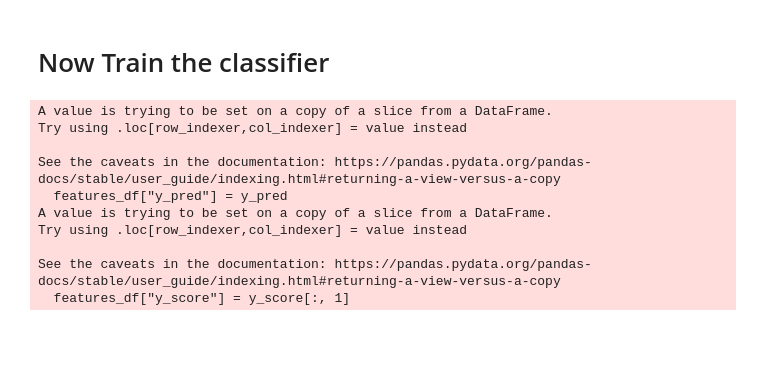
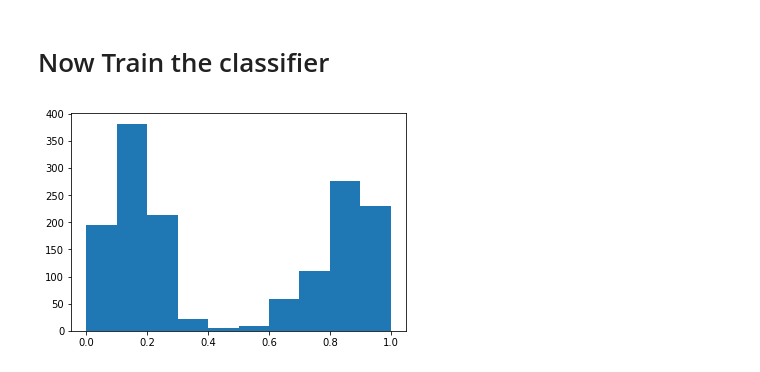
Before and after one commit to b-biswas/kndetect, a Jupyter notebook: notebooks/train_on_partial_lc.ipynb, the cells around one changed output. Saved outputs shown, nothing was run; the diff lists cells and outputs as text; code cells hidden in the pictures; blank space fills up the shorter version.

Commit message:
Al model (#43)
* code for active learning

* updating partial case to AL

* retrain complete lt curves with AL

```diff
--- a/notebooks/train_on_partial_lc.ipynb
+++ b/notebooks/train_on_partial_lc.ipynb
@@ -27,11 +31,14 @@ pcs = load_pcs()
 data_dir = get_data_dir_path()
 # %%
 use_already_trained_features = True
-use_already_trained_models = True
+use_already_trained_models = False
 mimic_alerts = True
-save_data = False
+save_data = True
 save_results_plots = True
 sub_directory=None
+
+use_AL = True
+use_already_trained_AL_features = False
 
 if mimic_alerts:
     sub_directory = "partial"
@@ -65,21 +118,19 @@ filtered_train_features_df = train_features_df[filter_indices]
 from kndetect.training import train_classifier
 # %%
 if not use_already_trained_models:
-    clf, features_df = train_classifier(filtered_train_features_df)
+    clf, filtered_train_features_df = train_classifier(filtered_train_features_df)
     if save_data:
         with open(os.path.join(data_dir, "models", sub_directory + ".pkl"), 'wb') as files:
             pickle.dump(clf, files)
 else:
     from kndetect.predict import load_classifier
     clf = load_classifier(sub_directory + ".pkl")
+    probabilities, filtered_indices = predict_kn_score(clf, filtered_train_features_df)
+    filtered_train_features_df['y_score'] = probabilities.T[1]
+    filtered_train_features_df['y_pred'] = int(filtered_train_features_df['y_score']>.5)
-# %% [output]
-A value is trying to be set on a copy of a slice from a DataFrame.
-Try using .loc[row_indexer,col_indexer] = value instead
-
-See the caveats in the documentation: https://pandas.pydata.org/pandas-docs/stable/user_guide/indexing.html#returning-a-view-versus-a-copy
-  features_df["y_pred"] = y_pred
-A value is trying to be set on a copy of a slice from a DataFrame.
-Try using .loc[row_indexer,col_indexer] = value instead
-
-See the caveats in the documentation: https://pandas.pydata.org/pandas-docs/stable/user_guide/indexing.html#returning-a-view-versus-a-copy
-  features_df["y_score"] = y_score[:, 1]
+# %%
+fig = plt.figure()
+plt.hist(filtered_train_features_df['y_score']);
+plt.savefig("score_distrib")
+# %% [output]
+[figure, added]
```
Also changed, not shown: parts of 20 cells of this notebook, 31 other files.
